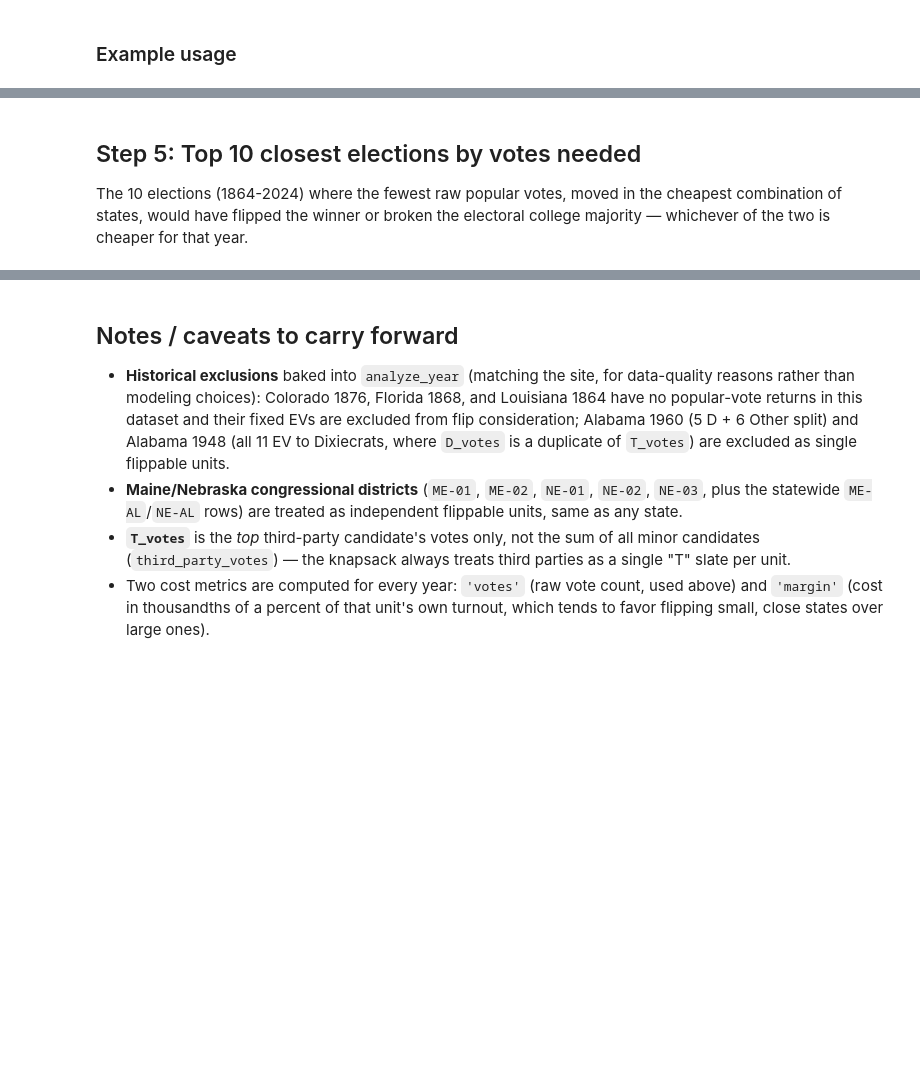
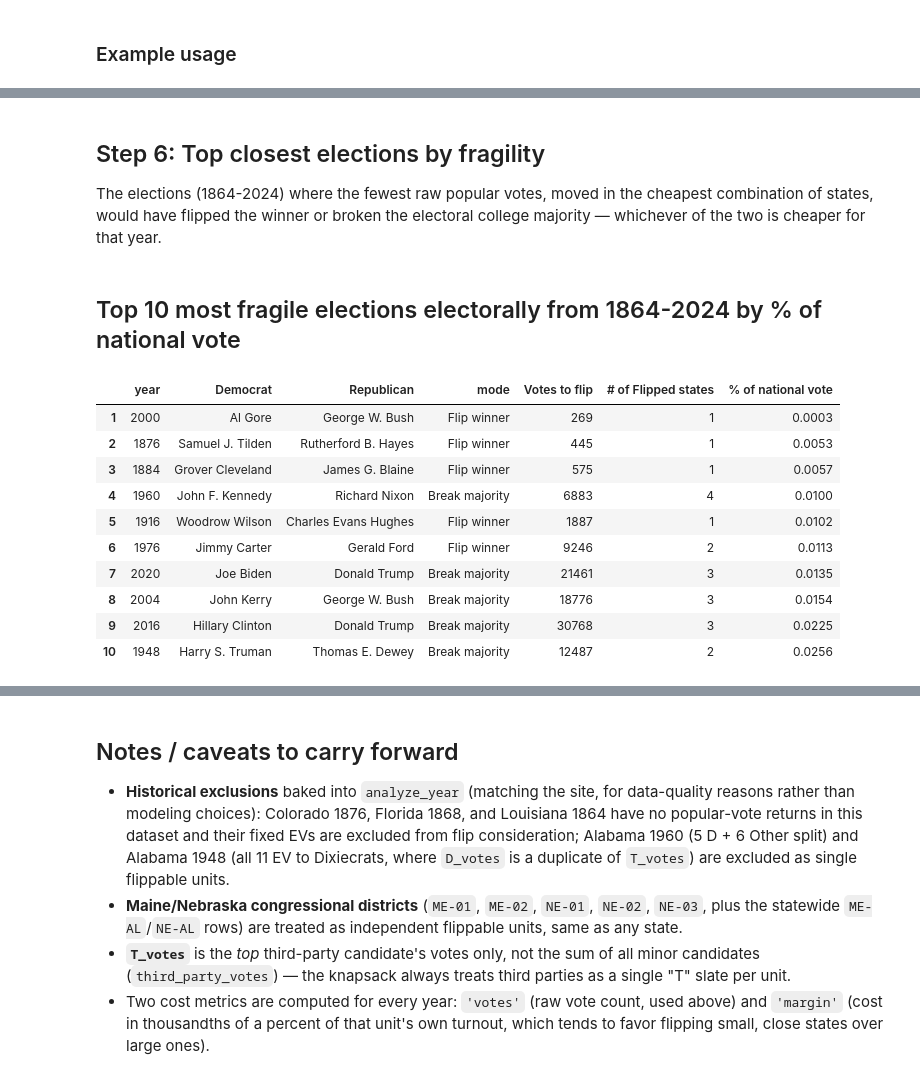
Before and after one commit to eigentaylor/margin-matters, a Jupyter notebook: flip_scenarios.ipynb, the cells around one changed output, grey strips where cells are left out. Saved outputs shown, nothing was run; the diff lists cells and outputs as text; code cells hidden in the pictures; blank space fills up the shorter version.

```diff
--- a/flip_scenarios.ipynb
+++ b/flip_scenarios.ipynb
@@ -423,36 +543,61 @@ _ = render_flip_scenario(2024, 'break_majority')
 # %% [markdown]
-## Step 5: Top 10 closest elections by votes needed
+## Step 6: Top closest elections by fragility
 
-The 10 elections (1864-2024) where the fewest raw popular votes, moved in the cheapest
+The elections (1864-2024) where the fewest raw popular votes, moved in the cheapest
 combination of states, would have flipped the winner or broken the electoral college majority —
 whichever of the two is cheaper for that year.
 # %%
+# Find the cheaper feasible scenario for each election year.
 summary_records = []
 for year in sorted(by_year.keys()):
     res = results[(year, 'votes')]
     candidates = []
+
+    # Include each feasible scenario with its raw-vote cost and number of flipped units.
     if res['classic']['cost'] >= 0:
         candidates.append(('classic', res['classic']['cost'], len(res['classic']['units'])))
     if res['no_majority']['cost'] >= 0:
         candidates.append(('no_majority', res['no_majority']['cost'], len(res['no_majority']['units'])))
     if not candidates:
         continue
+
+    # Select the least costly way to change the electoral outcome.
     mode, cost, n_states = min(candidates, key=lambda c: c[1])
 
+    # Get the national vote total and candidate names for this year.
     row_by_abbr = {r['abbr']: r for r in by_year[year]}
     nat = row_by_abbr.get('NATIONAL')
     total_votes = nat['total_votes'] if nat else 0
     year_df = df[df['year'] == year]
 
+    # Store the summary row used to rank elections.
     summary_records.append({
         'year': year,
-        'D_candidate': year_df['D_candidate'].iloc[0],
-        'R_candidate': year_df['R_candidate'].iloc[0],
+        'Democrat': year_df['D_candidate'].iloc[0],
+        'Republican': year_df['R_candidate'].iloc[0],
         'mode': 'Flip winner' if mode == 'classic' else 'Break majority',
-        'votes_needed': cost,
-        'states_flipped': n_states,
-        'pct_of_national_vote': round((cost / total_votes * 100) if total_votes else 0.0, 4),
+        'Votes to flip': cost,
+        r'# of Flipped states': n_states,
+        r'% of national vote': round((cost / total_votes * 100) if total_votes else 0.0, 4),
     })
 
-top10 = pd.DataFrame(summary_records).sort_values('votes_needed').head(10).reset_index(drop=True)
-top10
+# Rank the closest elections and use one-based row labels for display.
+topNfragile = pd.DataFrame(summary_records).sort_values(metric).head(N).reset_index(drop=True)
+topNfragile.index += 1
+
+title = f"Top {N} most fragile elections electorally from 1864-2024 by {metric.replace('_', ' ')}"
+display(Markdown(f"## {title}"))
+topNfragile
+# %% [output]
+## Top 10 most fragile elections electorally from 1864-2024 by % of national vote
+|  | year | Democrat | Republican | mode | Votes to flip | # of Flipped states | % of national vote |
+| 1 | 2000 | Al Gore | George W. Bush | Flip winner | 269 | 1 | 0.0003 |
+| 2 | 1876 | Samuel J. Tilden | Rutherford B. Hayes | Flip winner | 445 | 1 | 0.0053 |
+| 3 | 1884 | Grover Cleveland | James G. Blaine | Flip winner | 575 | 1 | 0.0057 |
+| 4 | 1960 | John F. Kennedy | Richard Nixon | Break majority | 6883 | 4 | 0.0100 |
+| 5 | 1916 | Woodrow Wilson | Charles Evans Hughes | Flip winner | 1887 | 1 | 0.0102 |
+| 6 | 1976 | Jimmy Carter | Gerald Ford | Flip winner | 9246 | 2 | 0.0113 |
+| 7 | 2020 | Joe Biden | Donald Trump | Break majority | 21461 | 3 | 0.0135 |
+| 8 | 2004 | John Kerry | George W. Bush | Break majority | 18776 | 3 | 0.0154 |
+| 9 | 2016 | Hillary Clinton | Donald Trump | Break majority | 30768 | 3 | 0.0225 |
+| 10 | 1948 | Harry S. Truman | Thomas E. Dewey | Break majority | 12487 | 2 | 0.0256 |
```
Also changed, not shown: parts of 10 cells of this notebook.
